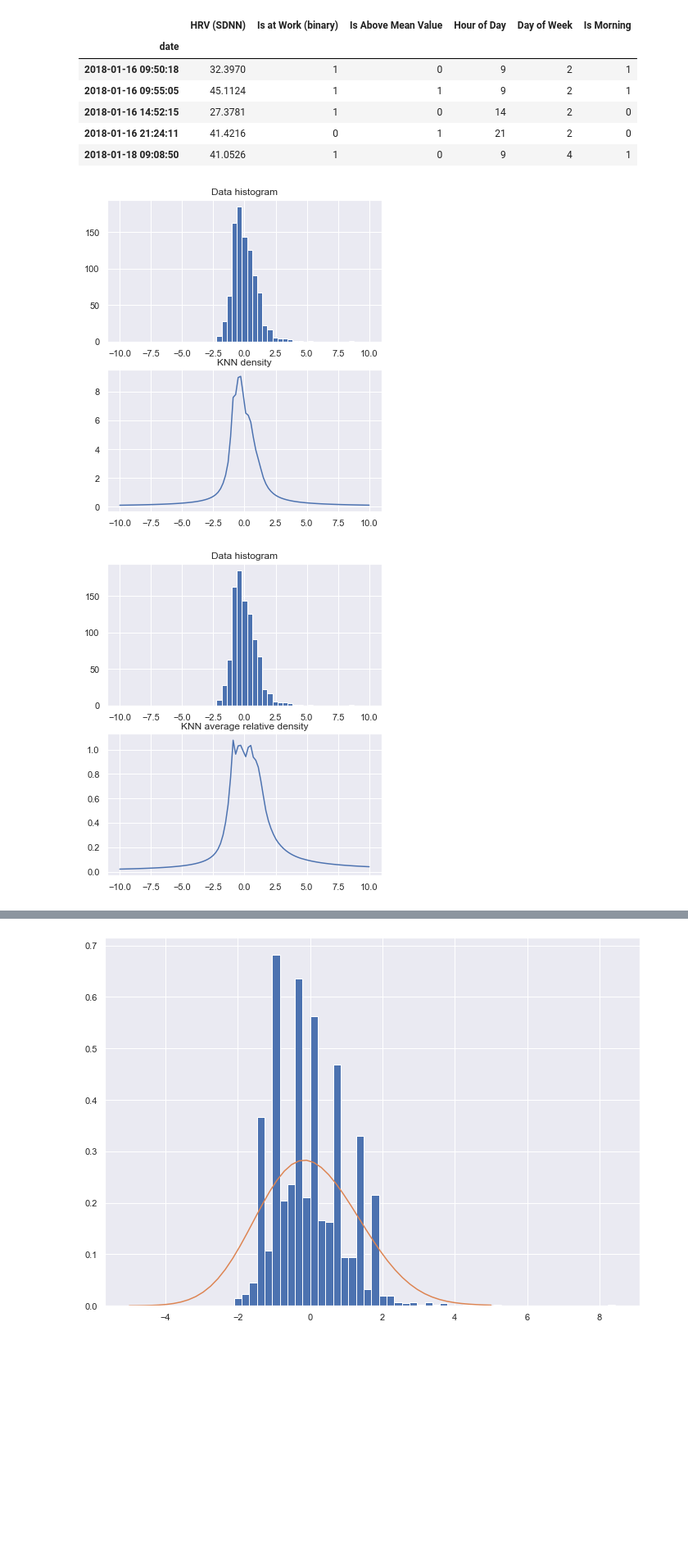
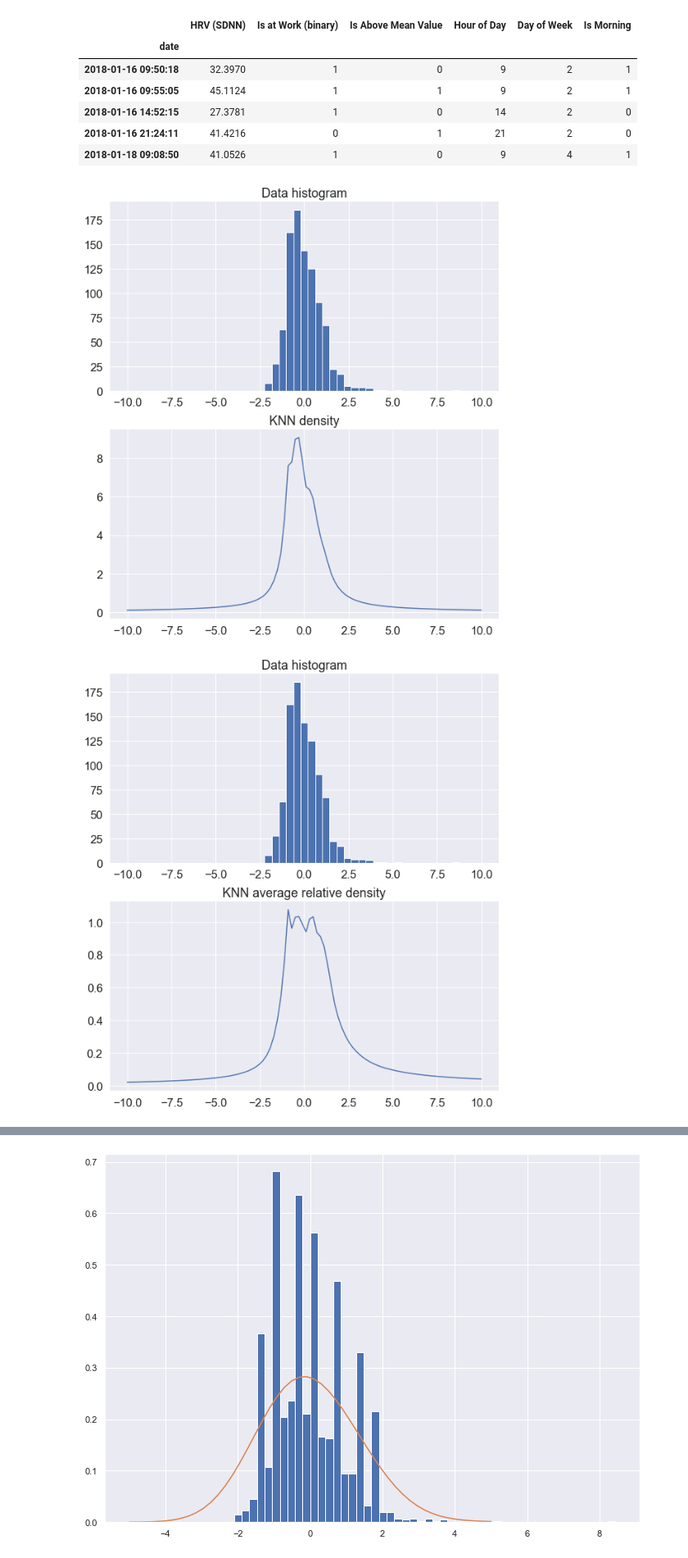
Before and after one commit to pmadruga/ml_project, a Jupyter notebook: books/New Unsupervised.ipynb, the cells around one changed output, grey strips where cells are left out. Shown: that part at 82% size. Cells and saved outputs as stored; diff of their text form; code cells hidden in the pictures; blank space fills up the shorter version.

Commit message:
cluster and apriori

```diff
--- a/books/New Unsupervised.ipynb
+++ b/books/New Unsupervised.ipynb
@@ -130,6 +130,9 @@ hrv_merged.describe()
 | 75% | 49.548450 | 1.000000 | 1.000000 | 18.000000 | 5.000000 | 1.000000 |
 | max | 173.526000 | 1.000000 | 1.000000 | 23.000000 | 7.000000 | 1.000000 |
 # %%
+from tabulate import tabulate
+sns.set(rc={'figure.figsize':(11.7,8.27)}, font_scale=1.5)
+
 # X = hrv_merged['HRV (SDNN)'].values.reshape(-1,1)
 # data = hrv_merged.iloc[:, 1:4]
 
@@ -137,7 +140,16 @@ data = []
 
 X = hrv_merged[['HRV (SDNN)', 'Day of Week']]
 
-sns.scatterplot(data=X)
+sx = sns.scatterplot(data=X)
 
 X.describe()
+
+df_cluster = hrv_merged[['HRV (SDNN)', 'Day of Week']]
+
+# df_cluster.head()
+
+print(tabulate(df_cluster.describe(), tablefmt="pipe", headers="keys"))
+
+fig = sx.get_figure()
+fig.savefig("../report/images/unsupervised_clustering_1.png")
 # %% [output]
@@ -403,37 +465,40 @@ xe = np.linspace(-10, 10, 100)
 knn = NearestNeighbors(n_neighbors=K).fit(X)
 D, i = knn.kneighbors(np.matrix(xe).T)
 
 # Compute the density
 #D, i = knclassifier.kneighbors(np.matrix(xe).T)
 knn_density = 1./(D.sum(axis=1)/K)
 
 # Compute the average relative density
 DX, iX = knn.kneighbors(X)
 knn_densityX = 1./(DX[:,1:].sum(axis=1)/K)
 knn_avg_rel_density = knn_density/(knn_densityX[i[:,1:]].sum(axis=1)/K)
 
 
 # Plot KNN density
-figure(figsize=(6,7))
+figure(figsize=(10,11))
 subplot(2,1,1)
 hist(X,x)
 title('Data histogram')
 subplot(2,1,2)
 plot(xe, knn_density)
 title('KNN density')
+plt.savefig('../report/images/knn_density.png')
+
 # Plot KNN average relative density
-figure(figsize=(6,7))
+figure(figsize=(10,11))
 subplot(2,1,1)
 hist(X,x)
 title('Data histogram')
 subplot(2,1,2)
 plot(xe, knn_avg_rel_density)
 title('KNN average relative density')
+plt.savefig('../report/images/knn_ard.png')
 
 show()
 # %% [output]
-[figure, old version]
+[figure, new version]
-[figure, old version]
+[figure, new version]
 # %%
 from sklearn.neighbors import KernelDensity
 from numpy import exp, asarray
```
Also changed, not shown: parts of 15 cells of this notebook, 14 other files.
